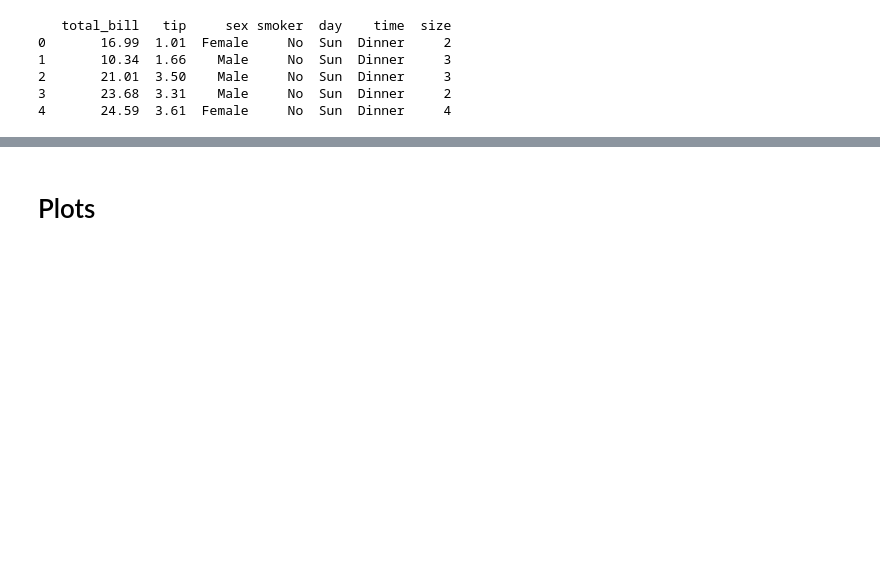
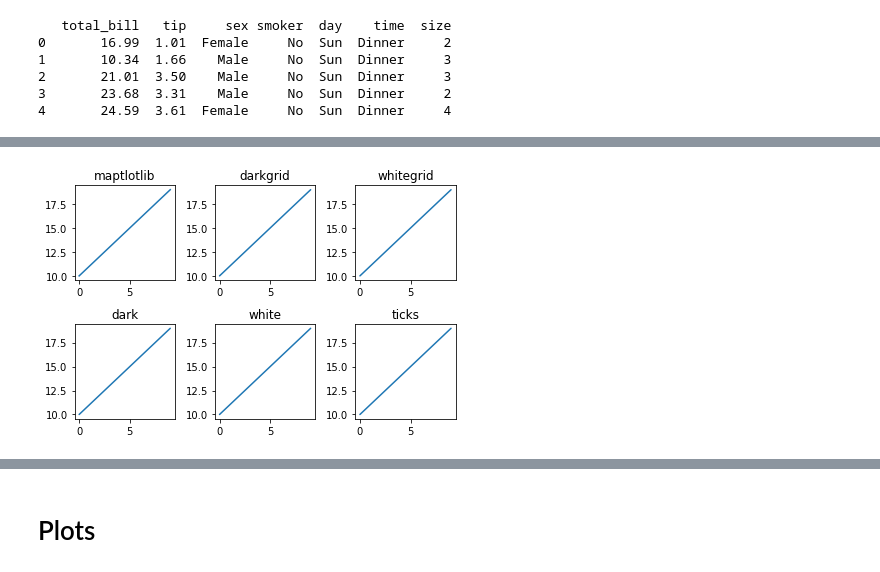
Before and after one commit to mocquin/quickstarts, a Jupyter notebook: seaborn.ipynb, the cells around one changed output, grey strips where cells are left out. Drawn from its saved outputs; the diff is of its cells as text; code cells hidden in the pictures; blank space fills up the shorter version.

```diff
--- a/seaborn.ipynb
+++ b/seaborn.ipynb
@@ -125,0 +206,23 @@ sns.set_style("darkgrid")
+# %%
+import seaborn as sns
+import numpy as np
+import matplotlib.pyplot as plt
+x, y = np.arange(20).reshape(2, 10)
+
+fig, axes = plt.subplots(2, 3, figsize=(6, 4))
+axes = axes.flatten()
+
+# matplotlib
+axes[0].plot(x, y)
+axes[0].set_title("maptlotlib")
+
+# seaborn
+styles = ["darkgrid", "whitegrid", "dark", "white", "ticks"]
+for s, ax in zip(styles, axes[1:]):
+    with sns.axes_style(s):
+        ax.plot(x, y)
+        ax.set_title(s)
+
+fig.tight_layout()
+# %% [output]
+[figure, added]
```
Also changed, not shown: parts of 47 cells of this notebook.
